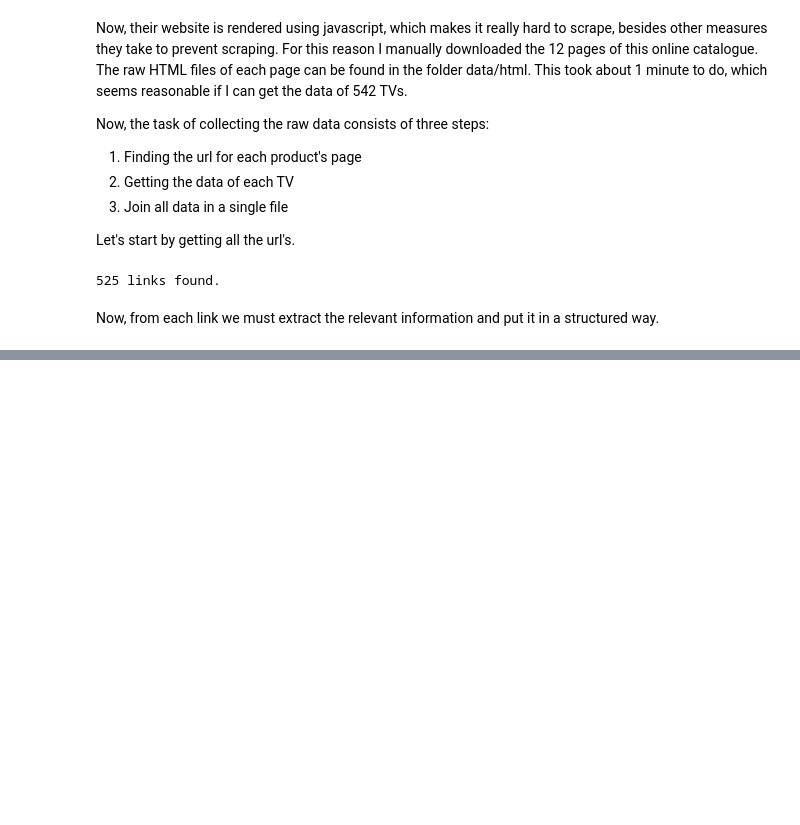
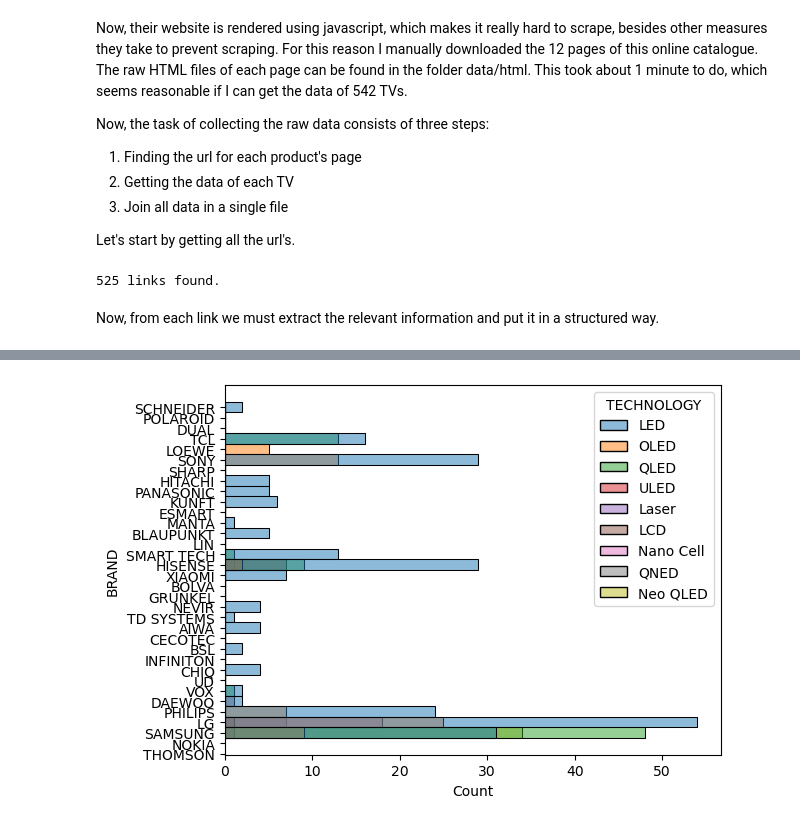
Before and after one commit to pedrodamas1/Scraping-TV-Prices, a Jupyter notebook: TV Scraping.ipynb, the cells around one changed output, grey strips where cells are left out. Cells and saved outputs as stored; diff of their text form; code cells hidden in the pictures; blank space fills up the shorter version.

```diff
--- a/TV Scraping.ipynb
+++ b/TV Scraping.ipynb
@@ -188,0 +281,5 @@ The y-logarithmic plot of the price value is a surprisingly smooth curve, shaped
+# %%
+sns.histplot(data=df, y='BRAND', hue='TECHNOLOGY')
+plt.show()
+# %% [output]
+[figure, added]
```
Also changed, not shown: parts of 18 cells of this notebook, 4 other files.
